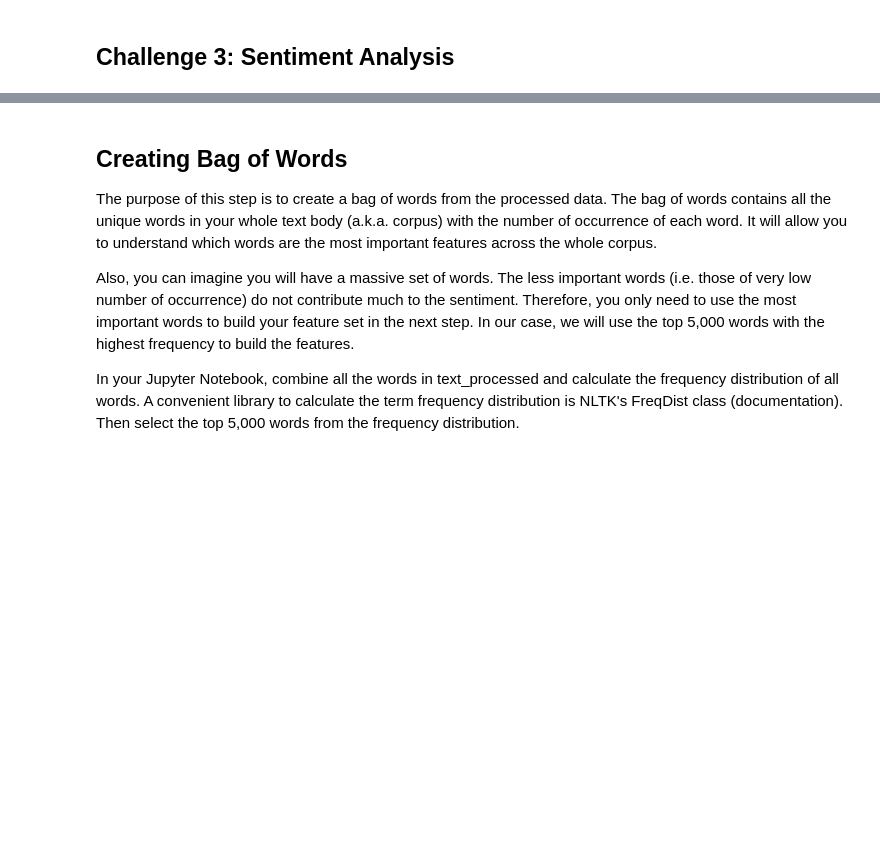
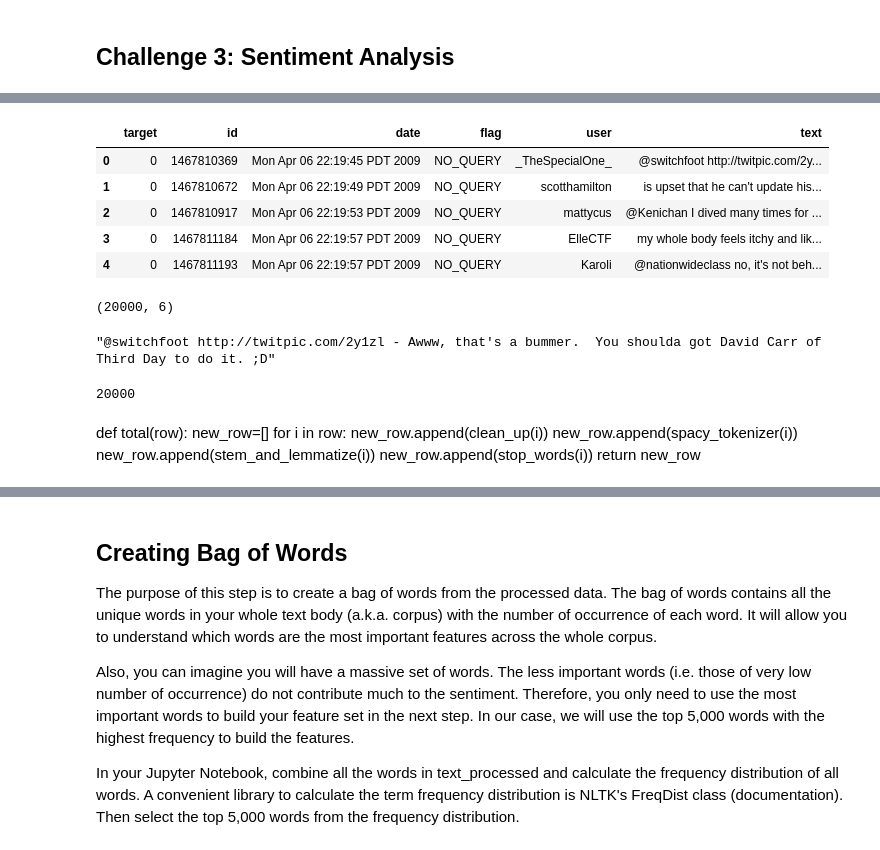
Before and after one commit to Ironhack-Data-Madrid-Enero-2022/lab-nlp, a Jupyter notebook: main.ipynb, the cells around one changed output, grey strips where cells are left out. Drawn from its saved outputs; the diff is of its cells as text; code cells hidden in the pictures; blank space fills up the shorter version.

```diff
--- a/main.ipynb
+++ b/main.ipynb
@@ -33,0 +139,37 @@ Now in your Jupyter Notebook, create a function called remove_stopwords that loo
+# %%
+import pandas as pd
+import zipfile
+
+zf = zipfile.ZipFile('Sentiment140.csv.zip')
+df = pd.read_csv(zf.open('Sentiment140.csv'),nrows=20000)
+# %%
+df.head()
+# %% [output]
+|  | target | id | date | flag | user | text |
+| 0 | 0 | 1467810369 | Mon Apr 06 22:19:45 PDT 2009 | NO_QUERY | _TheSpecialOne_ | @switchfoot http://twitpic.com/2y... |
+| 1 | 0 | 1467810672 | Mon Apr 06 22:19:49 PDT 2009 | NO_QUERY | scotthamilton | is upset that he can't update his... |
+| 2 | 0 | 1467810917 | Mon Apr 06 22:19:53 PDT 2009 | NO_QUERY | mattycus | @Kenichan I dived many times for ... |
+| 3 | 0 | 1467811184 | Mon Apr 06 22:19:57 PDT 2009 | NO_QUERY | ElleCTF | my whole body feels itchy and lik... |
+| 4 | 0 | 1467811193 | Mon Apr 06 22:19:57 PDT 2009 | NO_QUERY | Karoli | @nationwideclass no, it's not beh... |
+# %%
+df.shape
+# %% [output]
+(20000, 6)
+# %%
+df.text[0]
+# %% [output]
+"@switchfoot http://twitpic.com/2y1zl - Awww, that's a bummer.  You shoulda got David Carr of Third Day to do it. ;D"
+# %%
+rowi=list(df['text'])
+len(rowi)
+# %% [output]
+20000
+# %% [markdown]
+def total(row):
+    new_row=[]
+    for i in row:
+        new_row.append(clean_up(i))
+        new_row.append(spacy_tokenizer(i))
+        new_row.append(stem_and_lemmatize(i))
+        new_row.append(stop_words(i))
+    return new_row
```
Also changed, not shown: parts of 59 cells of this notebook.
